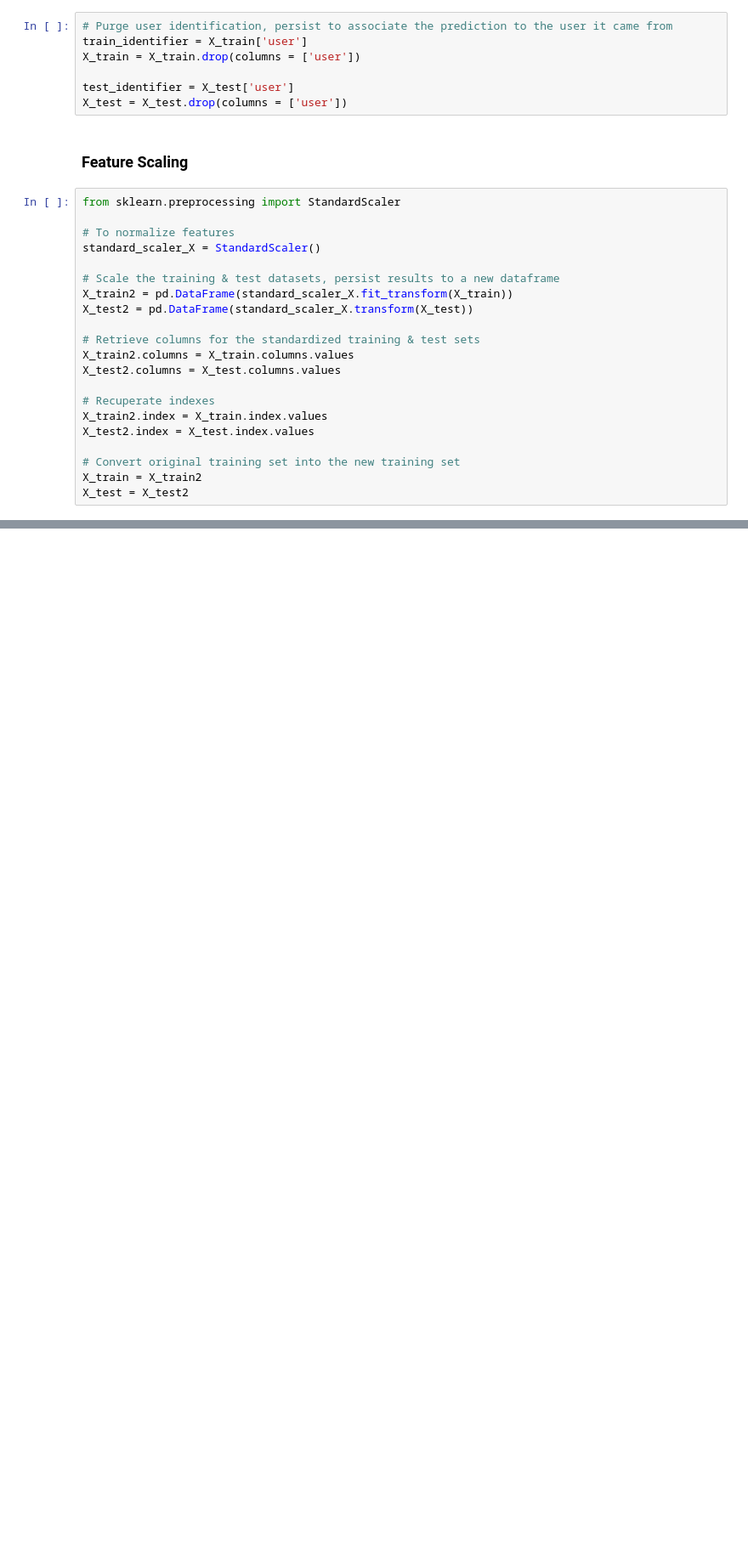
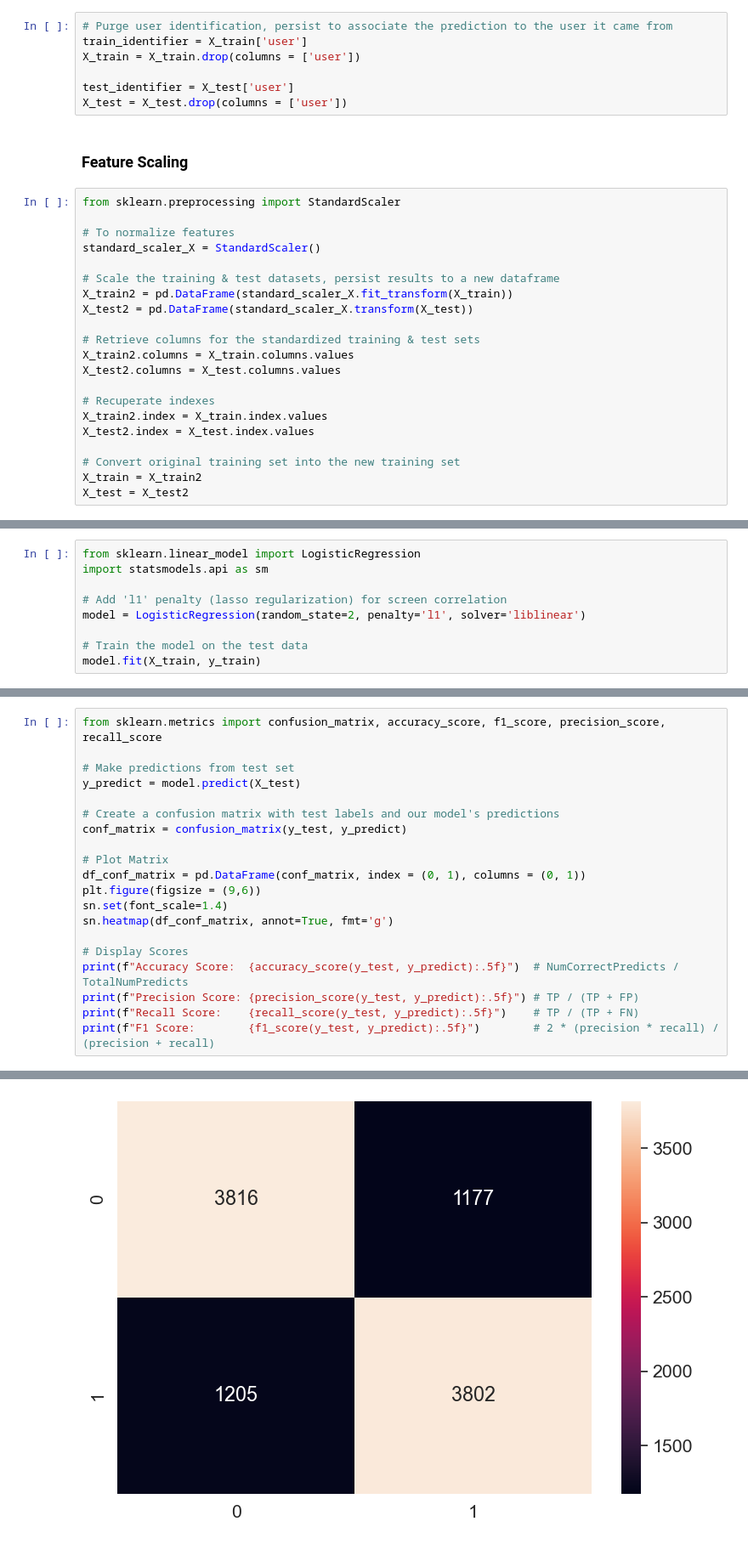
Before and after one commit to c-grigsby/ml-fintech-case-studies, a Jupyter notebook: directing-user-subscriptions/notebooks/directing-user-subscriptions_model.ipynb, the cells around one changed output, grey strips where cells are left out. Shown: that part at 85% size. Cells and saved outputs as stored; diff of their text form; blank space fills up the shorter version.

Commit message:
case(userSubscriptions): add model building

```diff
--- a/directing-user-subscriptions/notebooks/directing-user-subscriptions_model.ipynb
+++ b/directing-user-subscriptions/notebooks/directing-user-subscriptions_model.ipynb
@@ -77,0 +86,9 @@ X_test = X_test2
+# %%
+from sklearn.linear_model import LogisticRegression
+import statsmodels.api as sm
+
+# Add 'l1' penalty (lasso regularization) for screen correlation
+model = LogisticRegression(random_state=2, penalty='l1', solver='liblinear')
+
+# Train the model on the test data
+model.fit(X_train, y_train)
@@ -77,0 +99,21 @@ X_test = X_test2
+# %%
+from sklearn.metrics import confusion_matrix, accuracy_score, f1_score, precision_score, recall_score
+
+# Make predictions from test set
+y_predict = model.predict(X_test)
+
+# Create a confusion matrix with test labels and our model's predictions
+conf_matrix = confusion_matrix(y_test, y_predict)
+
+# Plot Matrix
+df_conf_matrix = pd.DataFrame(conf_matrix, index = (0, 1), columns = (0, 1))
+plt.figure(figsize = (9,6))
+sn.set(font_scale=1.4)
+sn.heatmap(df_conf_matrix, annot=True, fmt='g')
+
+# Display Scores
+print(f"Accuracy Score:  {accuracy_score(y_test, y_predict):.5f}")  # NumCorrectPredicts / TotalNumPredicts
+print(f"Precision Score: {precision_score(y_test, y_predict):.5f}") # TP / (TP + FP)
+print(f"Recall Score:    {recall_score(y_test, y_predict):.5f}")    # TP / (TP + FN)
+print(f"F1 Score:        {f1_score(y_test, y_predict):.5f}")        # 2 * (precision * recall) / (precision + recall)
+# %% [output]
@@ -77,0 +124 @@ X_test = X_test2
+[figure, added]
```
Also changed, not shown: parts of 11 cells of this notebook, 1 other file.
